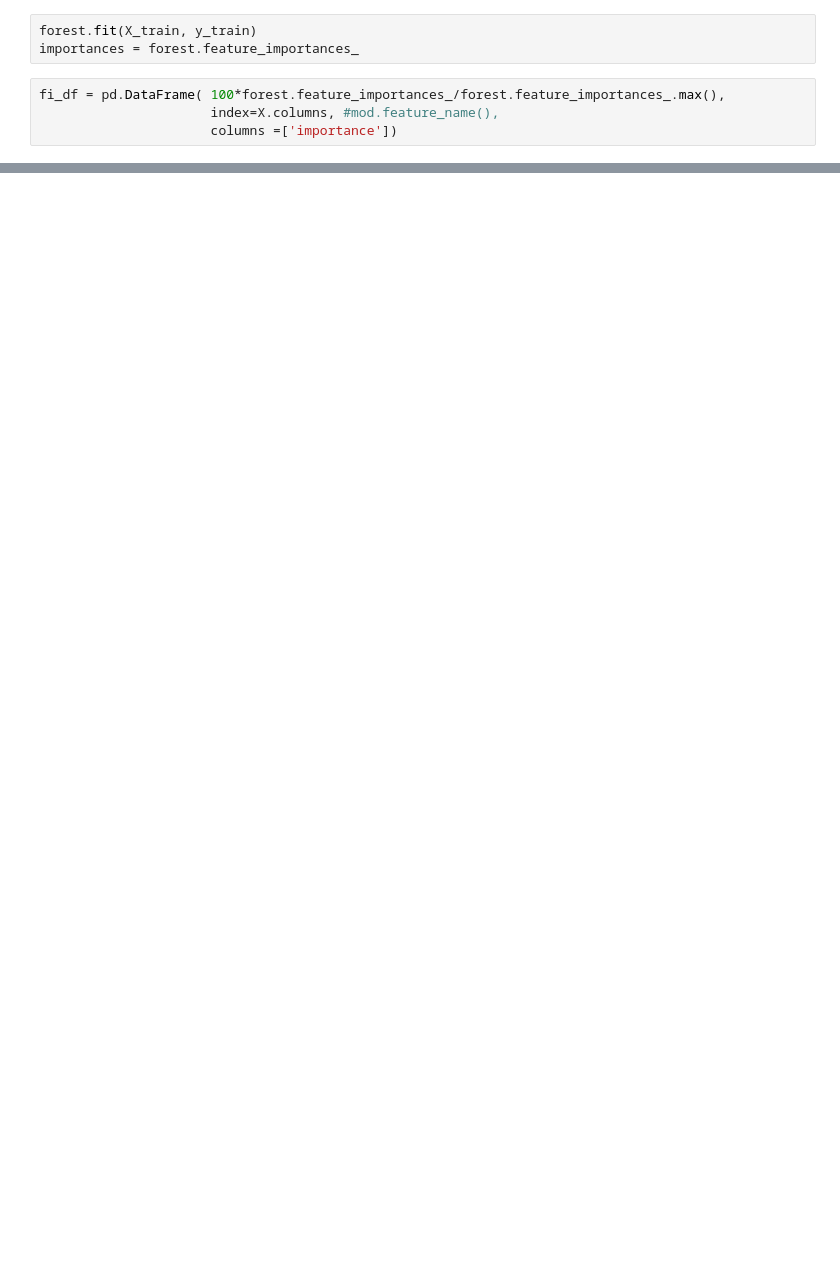
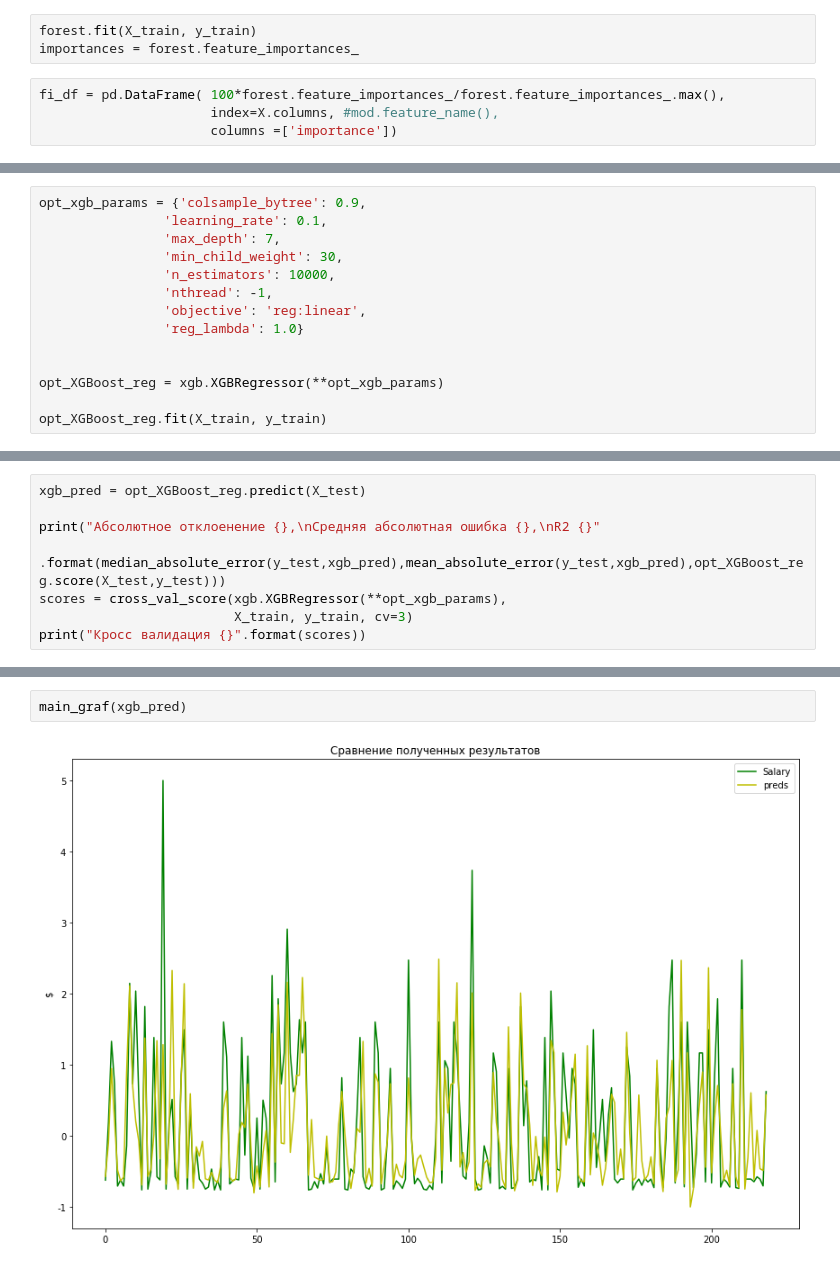
Before and after one commit to Alexxxtentancion/ML2k19, a Jupyter notebook: NHL_salary_research.ipynb, the cells around one changed output, grey strips where cells are left out. Saved outputs shown, nothing was run; the diff lists cells and outputs as text; blank space fills up the shorter version.

```diff
--- a/NHL_salary_research.ipynb
+++ b/NHL_salary_research.ipynb
@@ -449,0 +464,14 @@ Successfully installed xgboost-0.90
+# %%
+opt_xgb_params = {'colsample_bytree': 0.9,
+				'learning_rate': 0.1,
+				'max_depth': 7,
+				'min_child_weight': 30,
+				'n_estimators': 10000,
+				'nthread': -1,
+				'objective': 'reg:linear',
+				'reg_lambda': 1.0}
+
+
+opt_XGBoost_reg = xgb.XGBRegressor(**opt_xgb_params)
+
+opt_XGBoost_reg.fit(X_train, y_train)
@@ -449,0 +487,8 @@ Successfully installed xgboost-0.90
+# %%
+xgb_pred = opt_XGBoost_reg.predict(X_test)
+
+print("Абсолютное отклоенение {},\nСредняя абсолютная ошибка {},\nR2 {}"
+      .format(median_absolute_error(y_test,xgb_pred),mean_absolute_error(y_test,xgb_pred),opt_XGBoost_reg.score(X_test,y_test)))
+scores = cross_val_score(xgb.XGBRegressor(**opt_xgb_params),
+                         X_train, y_train, cv=3)
+print("Кросс валидация {}".format(scores))
@@ -449,0 +503,4 @@ Successfully installed xgboost-0.90
+# %%
+main_graf(xgb_pred)
+# %% [output]
+[figure, added]
```
Also changed, not shown: parts of 41 cells of this notebook.
